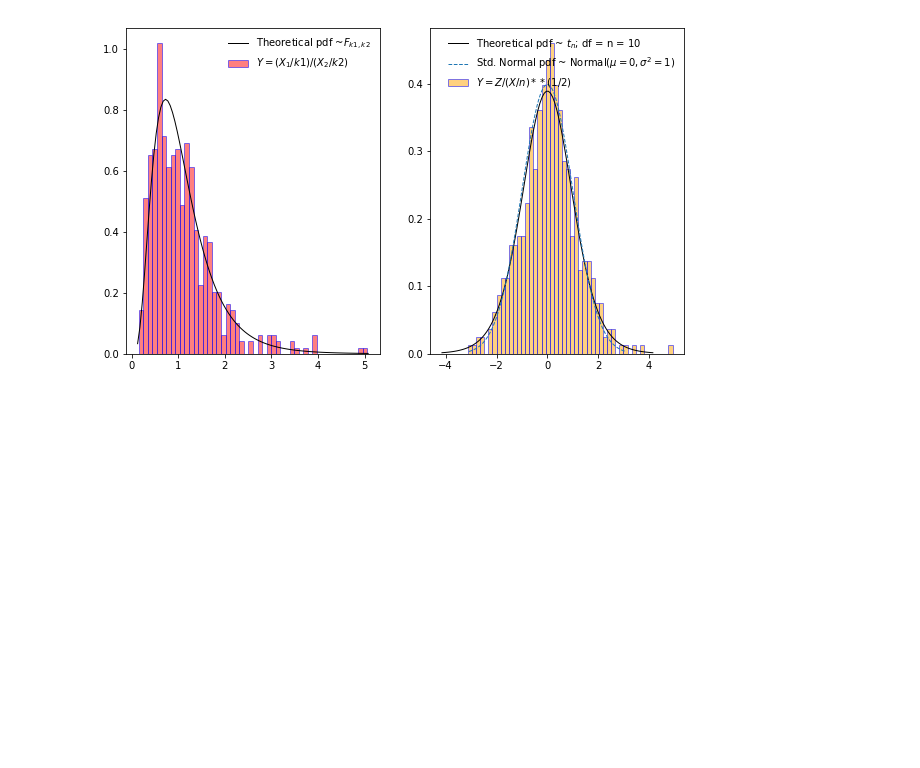
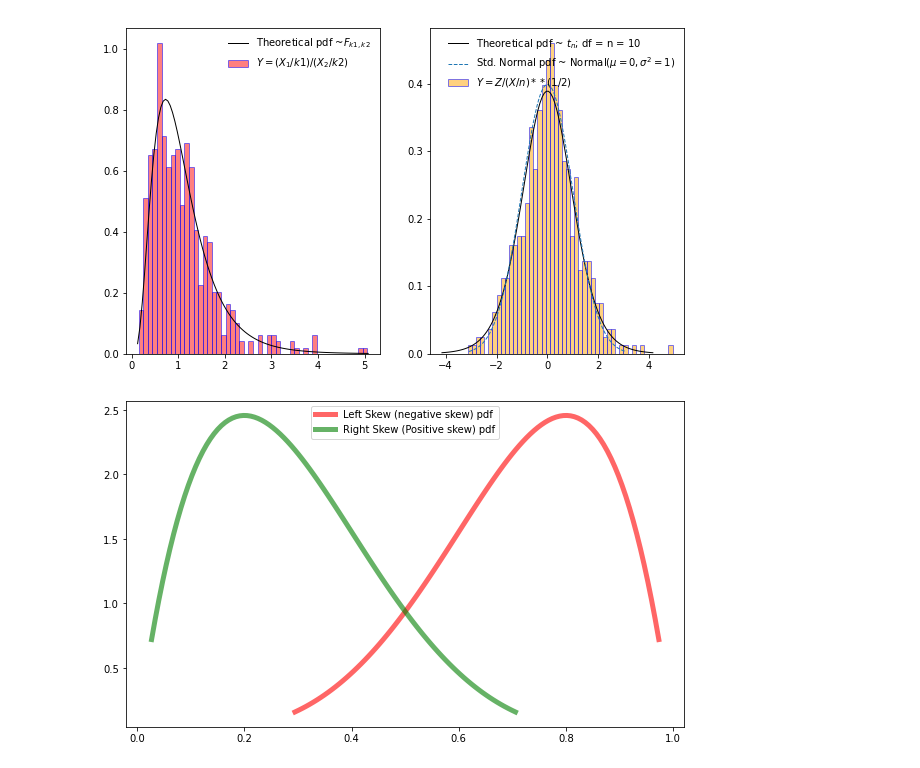
Before and after one commit to talktokalyan/Kalyan-Jupyter-Notebooks, a Jupyter notebook: IE-1-ADD-DIST.ipynb, the cells around one changed output. Drawn from its saved outputs; the diff is of its cells as text; code cells hidden in the pictures; blank space fills up the shorter version.

```diff
--- a/IE-1-ADD-DIST.ipynb
+++ b/IE-1-ADD-DIST.ipynb
@@ -193,3 +191,40 @@ plt.show()
 # %% [output]
 [figure]
 [figure]
+# %%
+# Skewness
+
+import numpy as np
+import scipy.stats as spstats
+%matplotlib inline
+import matplotlib.pyplot as plt
+plt.rcParams['figure.figsize'] = (10,6)
+
+ss = 500 # sample size of each independent distribution
+num_iid = 5 # Number of random independent variables
+fig1, ax1 = plt.subplots(1,1)
+
+# Lskew
+a, b = 5,2
+l_skew = spstats.beta(a, b)
+lmean, lvar, lskew, lkurt = l_skew.stats(moments='mvsk')
+
+x = np.linspace(l_skew.ppf(0.01),
+                l_skew.ppf(0.99), 100)
+ax1.plot(x, l_skew.pdf(x),
+       'r-', lw=5, alpha=0.6, label='Left Skew (negative skew) S ={}'.format)
+
+# Rskew
+c,d = 2,5
+r_skew = spstats.beta(c,d)
+rmean, rvar, rskew, rkurt = r_skew.stats(moments='mvsk')
+
+x = np.linspace(r_skew.ppf(0.01),
+                r_skew.ppf(0.99), 100)
+ax1.plot(x, r_skew.pdf(x),
+       'g-', lw=5, alpha=0.6, label='Right Skew (Positive skew) pdf')
+
+ax1.legend(loc='best', frameon=True)
+fig1.show()
+# %% [output]
+[figure, added]
```
Also changed, not shown: parts of 3 cells of this notebook, 27 other files.
